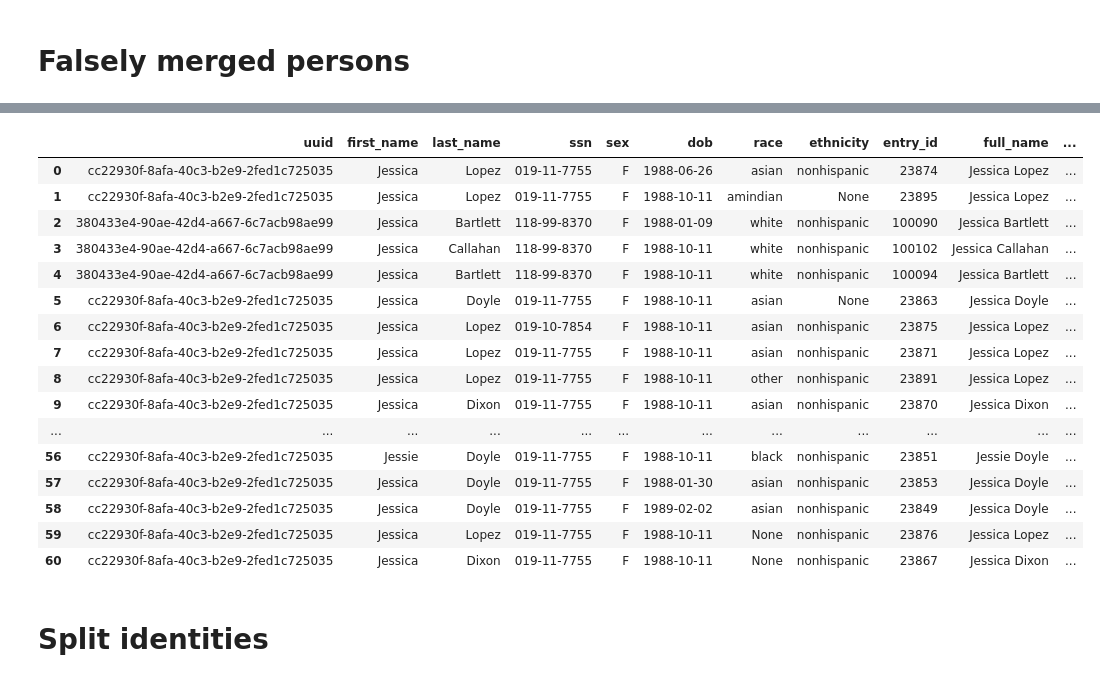
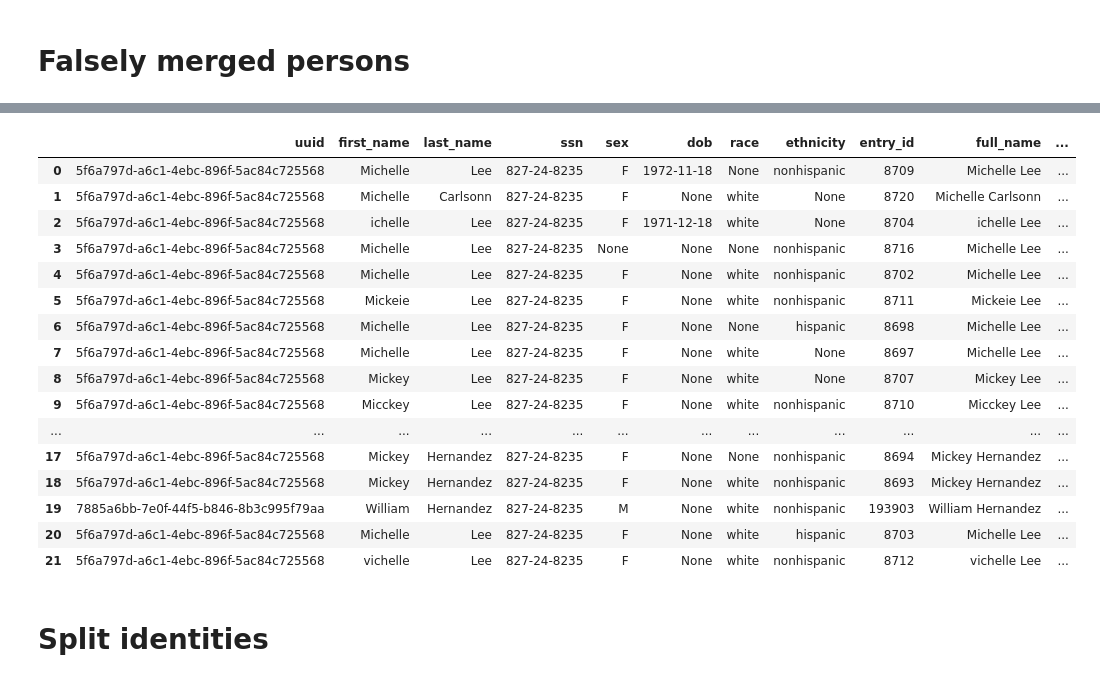
Before and after one commit to dssg/pgdedupe, a Jupyter notebook: Deduplication validation.ipynb, the cells around one changed output, grey strips where cells are left out. Saved outputs shown, nothing was run; the diff lists cells and outputs as text; code cells hidden in the pictures.

```diff
--- a/Deduplication validation.ipynb
+++ b/Deduplication validation.ipynb
@@ -84,24 +95,24 @@ pd.read_sql("SELECT * FROM dedupe.entries WHERE ssn = '079-51-3754'", engine)
 # %%
 # And some just very similar
-pd.read_sql('SELECT * FROM dedupe.entries WHERE dedupe_id = {}'.format(dups.iloc[4]), engine)
+pd.read_sql('SELECT * FROM dedupe.entries WHERE dedupe_id = {}'.format(dups.iloc[7]), engine)
 # %% [output]
 |  | uuid | first_name | last_name | ssn | sex | dob | race | ethnicity | entry_id | full_name | ... |
-| 0 | cc22930f-8afa-40c3-b2e9-2fed1c725035 | Jessica | Lopez | 019-11-7755 | F | 1988-06-26 | asian | nonhispanic | 23874 | Jessica Lopez | ... |
-| 1 | cc22930f-8afa-40c3-b2e9-2fed1c725035 | Jessica | Lopez | 019-11-7755 | F | 1988-10-11 | amindian | None | 23895 | Jessica Lopez | ... |
-| 2 | 380433e4-90ae-42d4-a667-6c7acb98ae99 | Jessica | Bartlett | 118-99-8370 | F | 1988-01-09 | white | nonhispanic | 100090 | Jessica Bartlett | ... |
-| 3 | 380433e4-90ae-42d4-a667-6c7acb98ae99 | Jessica | Callahan | 118-99-8370 | F | 1988-10-11 | white | nonhispanic | 100102 | Jessica Callahan | ... |
-| 4 | 380433e4-90ae-42d4-a667-6c7acb98ae99 | Jessica | Bartlett | 118-99-8370 | F | 1988-10-11 | white | nonhispanic | 100094 | Jessica Bartlett | ... |
-| 5 | cc22930f-8afa-40c3-b2e9-2fed1c725035 | Jessica | Doyle | 019-11-7755 | F | 1988-10-11 | asian | None | 23863 | Jessica Doyle | ... |
-| 6 | cc22930f-8afa-40c3-b2e9-2fed1c725035 | Jessica | Lopez | 019-10-7854 | F | 1988-10-11 | asian | nonhispanic | 23875 | Jessica Lopez | ... |
-| 7 | cc22930f-8afa-40c3-b2e9-2fed1c725035 | Jessica | Lopez | 019-11-7755 | F | 1988-10-11 | asian | nonhispanic | 23871 | Jessica Lopez | ... |
-| 8 | cc22930f-8afa-40c3-b2e9-2fed1c725035 | Jessica | Lopez | 019-11-7755 | F | 1988-10-11 | other | nonhispanic | 23891 | Jessica Lopez | ... |
-| 9 | cc22930f-8afa-40c3-b2e9-2fed1c725035 | Jessica | Dixon | 019-11-7755 | F | 1988-10-11 | asian | nonhispanic | 23870 | Jessica Dixon | ... |
+| 0 | 5f6a797d-a6c1-4ebc-896f-5ac84c725568 | Michelle | Lee | 827-24-8235 | F | 1972-11-18 | None | nonhispanic | 8709 | Michelle Lee | ... |
+| 1 | 5f6a797d-a6c1-4ebc-896f-5ac84c725568 | Michelle | Carlsonn | 827-24-8235 | F | None | white | None | 8720 | Michelle Carlsonn | ... |
+| 2 | 5f6a797d-a6c1-4ebc-896f-5ac84c725568 | ichelle | Lee | 827-24-8235 | F | 1971-12-18 | white | None | 8704 | ichelle Lee | ... |
+| 3 | 5f6a797d-a6c1-4ebc-896f-5ac84c725568 | Michelle | Lee | 827-24-8235 | None | None | None | nonhispanic | 8716 | Michelle Lee | ... |
+| 4 | 5f6a797d-a6c1-4ebc-896f-5ac84c725568 | Michelle | Lee | 827-24-8235 | F | None | white | nonhispanic | 8702 | Michelle Lee | ... |
+| 5 | 5f6a797d-a6c1-4ebc-896f-5ac84c725568 | Mickeie | Lee | 827-24-8235 | F | None | white | nonhispanic | 8711 | Mickeie Lee | ... |
+| 6 | 5f6a797d-a6c1-4ebc-896f-5ac84c725568 | Michelle | Lee | 827-24-8235 | F | None | None | hispanic | 8698 | Michelle Lee | ... |
+| 7 | 5f6a797d-a6c1-4ebc-896f-5ac84c725568 | Michelle | Lee | 827-24-8235 | F | None | white | None | 8697 | Michelle Lee | ... |
+| 8 | 5f6a797d-a6c1-4ebc-896f-5ac84c725568 | Mickey | Lee | 827-24-8235 | F | None | white | None | 8707 | Mickey Lee | ... |
+| 9 | 5f6a797d-a6c1-4ebc-896f-5ac84c725568 | Micckey | Lee | 827-24-8235 | F | None | white | nonhispanic | 8710 | Micckey Lee | ... |
 | ... | ... | ... | ... | ... | ... | ... | ... | ... | ... | ... | ... |
-| 56 | cc22930f-8afa-40c3-b2e9-2fed1c725035 | Jessie | Doyle | 019-11-7755 | F | 1988-10-11 | black | nonhispanic | 23851 | Jessie Doyle | ... |
-| 57 | cc22930f-8afa-40c3-b2e9-2fed1c725035 | Jessica | Doyle | 019-11-7755 | F | 1988-01-30 | asian | nonhispanic | 23853 | Jessica Doyle | ... |
-| 58 | cc22930f-8afa-40c3-b2e9-2fed1c725035 | Jessica | Doyle | 019-11-7755 | F | 1989-02-02 | asian | nonhispanic | 23849 | Jessica Doyle | ... |
-| 59 | cc22930f-8afa-40c3-b2e9-2fed1c725035 | Jessica | Lopez | 019-11-7755 | F | 1988-10-11 | None | nonhispanic | 23876 | Jessica Lopez | ... |
-| 60 | cc22930f-8afa-40c3-b2e9-2fed1c725035 | Jessica | Dixon | 019-11-7755 | F | 1988-10-11 | None | nonhispanic | 23867 | Jessica Dixon | ... |
+| 17 | 5f6a797d-a6c1-4ebc-896f-5ac84c725568 | Mickey | Hernandez | 827-24-8235 | F | None | None | nonhispanic | 8694 | Mickey Hernandez | ... |
+| 18 | 5f6a797d-a6c1-4ebc-896f-5ac84c725568 | Mickey | Hernandez | 827-24-8235 | F | None | white | nonhispanic | 8693 | Mickey Hernandez | ... |
+| 19 | 7885a6bb-7e0f-44f5-b846-8b3c995f79aa | William | Hernandez | 827-24-8235 | M | None | white | nonhispanic | 193903 | William Hernandez | ... |
+| 20 | 5f6a797d-a6c1-4ebc-896f-5ac84c725568 | Michelle | Lee | 827-24-8235 | F | None | white | hispanic | 8703 | Michelle Lee | ... |
+| 21 | 5f6a797d-a6c1-4ebc-896f-5ac84c725568 | vichelle | Lee | 827-24-8235 | F | None | white | nonhispanic | 8712 | vichelle Lee | ... |
 # %% [markdown]
 # Split identities
 # %%
```
Also changed, not shown: parts of 14 cells of this notebook, 2 other files.
